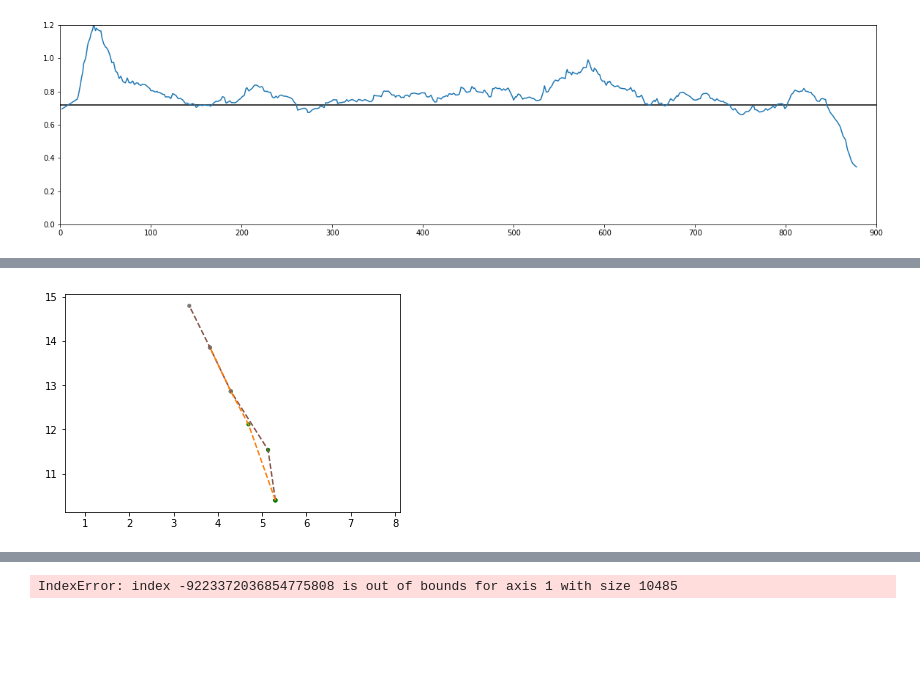
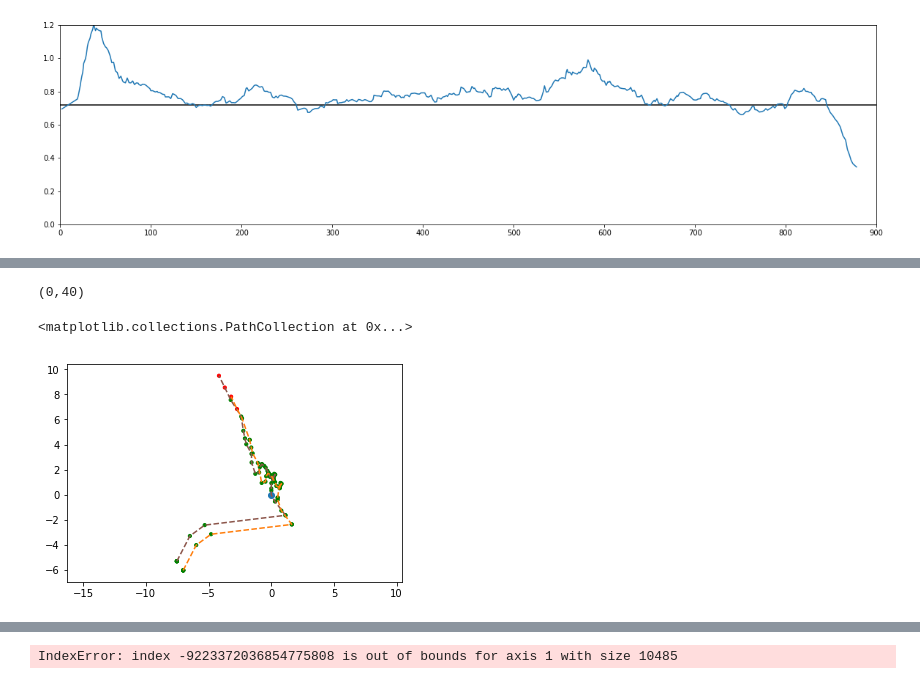
Before and after one commit to MatthiasLienhard/garmin_sandbox, a Jupyter notebook: analyse_recording.ipynb, the cells around one changed output, grey strips where cells are left out. Drawn from its saved outputs; the diff is of its cells as text; code cells hidden in the pictures; blank space fills up the shorter version.

```diff
--- a/analyse_recording.ipynb
+++ b/analyse_recording.ipynb
@@ -23,7 +23,8 @@ swimgpx='fit_files/schwimmen2018-08-09_16-10-45.gpx'
 def toDegree(s, t="semicircle"):
     d=[float('nan')]*len(s)
     if t =="semicircle":
-        s[s == None]=0
+        if(np.any(s==False)):
+            s[s == None]=0
         s=np.array(s, dtype=np.uint32)
         d=s*180/2**31
         r[r==0]=np.nan
@@ -35,7 +36,8 @@ def toRadian(s, t="semicircle"):
 
     r=[float('nan')]*len(s)
     if t =="semicircle":
-        s[s == None]=0
+        if(np.any(s==False)):
+            s[s == None]=0
         s=np.array(s, dtype=np.uint32)
         r=s*pi/2**31
         r[r==0]=np.nan
@@ -68,7 +70,7 @@ def trackDev(lat1, lng1,lat2,lng2, t='semicircle'):
         lat2=np.array(lat2)
         lng2=np.array(lng2)
     delta_lat_m=(lat2-lat1) * R
-    delta_lng_m=(lng2-lng1) * np.cos(lat2-lat1) * R
+    delta_lng_m=(lng2-lng1) * np.cos(lat1) * R
     dist=np.sqrt(delta_lat_m**2+delta_lng_m**2)
     return(pd.DataFrame({'delta_lat': delta_lat_m,  'delta_lng': delta_lng_m, 'dist': dist}))
 
@@ -230,12 +299,14 @@ def plotData(data, start, end):
     plt.show()
 # %%
-def plotPos(data,gpx=None, start=0, end=10, garmin=True, app=True, phone=True , drawPoints=False, colBy="underwater"):
+def plotPos(data,gpx=None, start=0, end=10, garmin=True, app=True, phone=True , drawPoints=False, colBy="underwater", ax = None):
+
     t = np.arange(0., len(data['gps_time']), 1/15)
     idx=data['gps_time']
     idx[np.isnan(idx)]=0
     idx=(np.arange(0, len(data['gps_time']))*15+idx).astype(int)
     gps_time=t[idx]
-    start, end=(np.argmax(gps_time > start),np.argmax(gps_time>end))
+    start, end=(np.argmax(gps_time > start)-1,np.argmax(gps_time>end))
+    print("({},{})".format(start, end))
     if end == 0:
         end=len(t)
 
@@ -246,32 +317,36 @@ def plotPos(data,gpx=None, start=0, end=10, garmin=True, app=True, phone=True ,
         gps_underwater=(depth[idx.astype(int)]< - 5).astype(int)
         gps_underwater[np.isnan(data['position_lat'])]=2
         cols=gps_underwater
-        cmap=matplotlib.colors.LinearSegmentedColormap.from_list("", ["green", "red", "gray"], N=3)
+        cmap=matplotlib.colors.LinearSegmentedColormap.from_list("", ["green", "red"], N=2)
     elif colBy =="error" and 'error_abs' in data.keys():
         cols=data['error_abs']
         cols[np.isnan(cols)]=np.nan
-        cmap = matplotlib.colors.LinearSegmentedColormap.from_list("", ["green","red"], N=100)
+        cmap = matplotlib.colors.LinearSegmentedColormap.from_list("", ["#01ff07","green","orange","red", "purple"], N=100)
     else:
         cols=np.array([1])
         cmap=matplotlib.colors.LinearSegmentedColormap.from_list("", ["black", "black"], N=1)
     minc=np.nanmin(cols)
     maxc=np.nanmax(cols)
+    if ax is None:
+        ax = plt.gca()
     if garmin:
-        track=toDeltaMeter(data['position_lat'],data['position_long'], "semicircle" )
-        plt.plot(  np.nancumsum(track['delta_lng'])[start:end], np.nancumsum(track['delta_lat'])[start:end],c='tab:brown', linestyle='--')
+        #track=toDeltaMeter(data['position_lat'],data['position_long'], "semicircle" )
+        ax.plot(  data['lng_rel_meter'][start:end], data['lat_rel_meter'][start:end],c='tab:brown', linestyle='--')
         if drawPoints:
-            plt.scatter(  np.nancumsum(track['delta_lng'])[start:end], np.nancumsum(track['delta_lat'])[start:end], s=10,c=list(cols)[start:end], cmap=cmap, vmin=minc, vmax=maxc)
+            ax.scatter(  data['lng_rel_meter'][start:end], data['lat_rel_meter'][start:end], s=10,c=list(cols)[start:end], cmap=cmap, vmin=minc, vmax=maxc)
     if app:
-        track=toDeltaMeter(data['gps_lat'],data['gps_lng'], "semicircle" )
-        plt.plot(  np.nancumsum(track['delta_lng'])[start:end], np.nancumsum(track['delta_lat'])[start:end],c='tab:orange', linestyle='--')
+
+
+        #track=toDeltaMeter(data['gps_lat'],data['gps_lng'], "semicircle" )
+        ax.plot(  data['gps_lng_rel_meter'][start:end], data['gps_lat_rel_meter'][start:end],c='tab:orange', linestyle='--')
         if drawPoints:
-            plt.scatter(  np.nancumsum(track['delta_lng'])[start:end], np.nancumsum(track['delta_lat'])[start:end], s=10,c=list(cols)[start:end], cmap=cmap, vmin=minc, vmax=maxc)
+            ax.scatter(   data['gps_lng_rel_meter'][start:end], data['gps_lat_rel_meter'][start:end], s=10,c=list(cols)[start:end], cmap=cmap, vmin=minc, vmax=maxc)
     if phone:
         if 'true_lat' in data.keys():
-            track=toDeltaMeter(data['true_lat'],data['true_lng'], "semicircle" )
-            plt.plot(  np.nancumsum(track['delta_lng'])[start:end], np.nancumsum(track['delta_lat'])[start:end],c='tab:blue', linestyle='--')
+            #track=toDeltaMeter(data['true_lat'],data['true_lng'], "semicircle" )
+            ax.plot(   data['true_lng_rel_meter'][start:end], data['true_lat_rel_meter'][start:end],c='tab:blue', linestyle='--')
 
 
 
-    plt.axis('equal')
-    plt.show()
+
+    ax.axis('equal')
@@ -318,5 +437,8 @@ plotData(diveData,start=20,end=100)
 # %%
-plotPos(diveData, start=35, end=40, drawPoints=True)
+plotPos(diveData, start=0, end=40, drawPoints=True)
+plt.scatter(0,0)
 # %% [output]
+(0,40)
+<matplotlib.collections.PathCollection at 0x...>
-[figure, old version]
+[figure, new version]
 # %%
```
Also changed, not shown: parts of 17 cells of this notebook, 2 other files.
